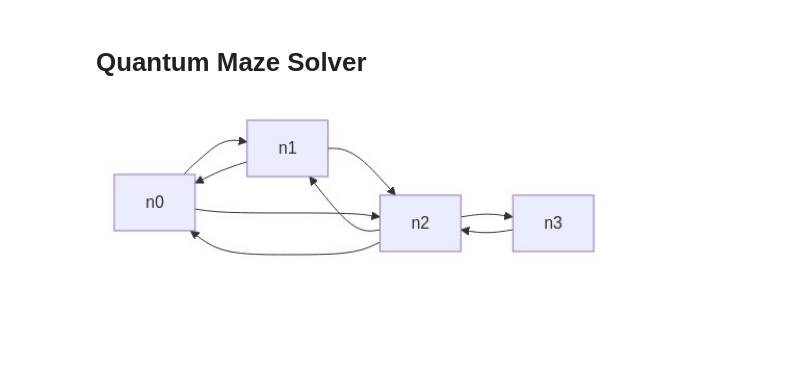
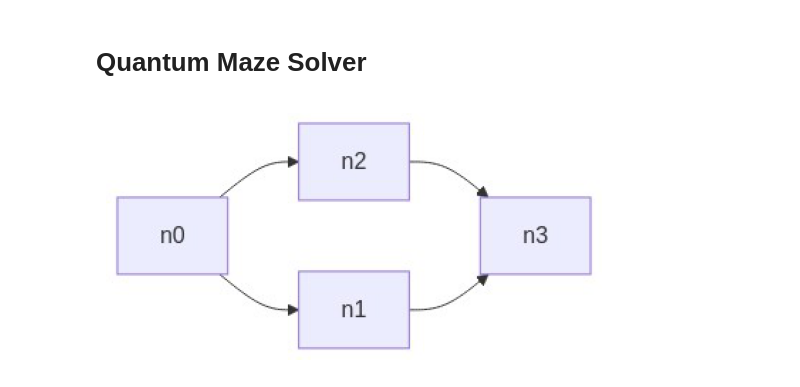
Before and after one commit to 1ngVG-QCCE/QuantumMazeSolver, a Jupyter notebook: maze_solver_tests.ipynb, the cells around one changed output. Saved outputs shown, nothing was run; the diff lists cells and outputs as text; code cells hidden in the pictures; blank space fills up the shorter version.

```diff
--- a/maze_solver_tests.ipynb
+++ b/maze_solver_tests.ipynb
@@ -102,13 +9,13 @@ class QuantumMazeSolver:
 # %%
-from maze_generator import BFSSolver, Graph, PrimGenerator
+# from maze_generator import BFSSolver, Graph, PrimGenerator
 edges = [
     (0, 1),
-    (1, 2),
     (0, 2),
+    (1, 3),
     (2, 3),
 ]
-graph = Graph.from_edges(edges, 0, 3, bidirectional=True)
+graph = Graph.from_edges(edges, 0, 3, bidirectional=False)
 graph.show()
 # %% [output]
-[figure, old version]
+[figure, new version]
 # %%
```
Also changed, not shown: parts of 5 cells of this notebook, 3 other files.
